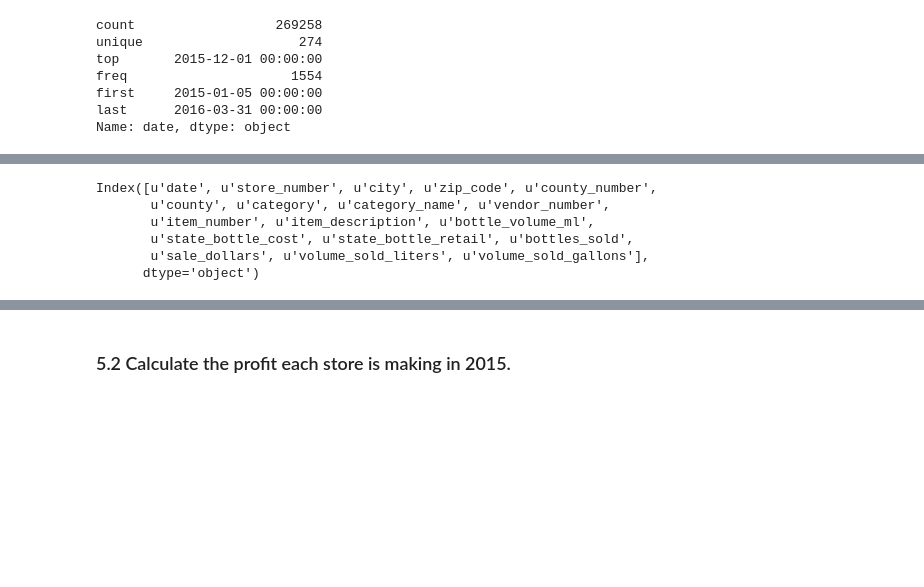
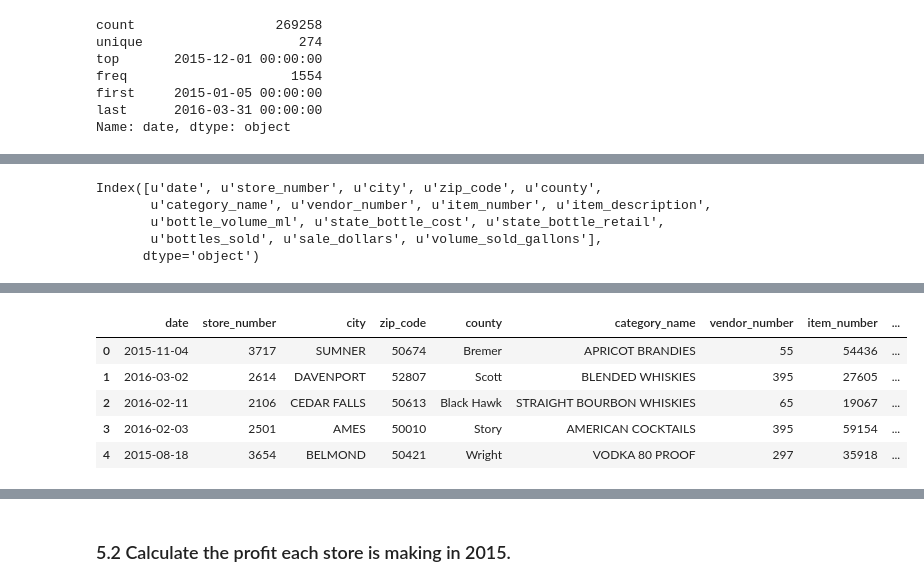
Before and after one commit to vnessified/DSI-SF-2-vnessified, a Jupyter notebook: projects/project-03/starter-code/project-3-starter.ipynb, the cells around one changed output, grey strips where cells are left out. Cells and saved outputs as stored; diff of their text form; code cells hidden in the pictures; blank space fills up the shorter version.

```diff
--- a/projects/project-03/starter-code/project-3-starter.ipynb
+++ b/projects/project-03/starter-code/project-3-starter.ipynb
@@ -588,11 +294,13 @@ Name: volume_sold_gallons, dtype: int64
+# %%
+#drop columns
+iowa.drop(iowa[['county_number', 'category', 'volume_sold_liters']], axis=1, inplace=True)
 # %%
 iowa.columns
 # %% [output]
-Index([u'date', u'store_number', u'city', u'zip_code', u'county_number',
-       u'county', u'category', u'category_name', u'vendor_number',
-       u'item_number', u'item_description', u'bottle_volume_ml',
-       u'state_bottle_cost', u'state_bottle_retail', u'bottles_sold',
-       u'sale_dollars', u'volume_sold_liters', u'volume_sold_gallons'],
+Index([u'date', u'store_number', u'city', u'zip_code', u'county',
+       u'category_name', u'vendor_number', u'item_number', u'item_description',
+       u'bottle_volume_ml', u'state_bottle_cost', u'state_bottle_retail',
+       u'bottles_sold', u'sale_dollars', u'volume_sold_gallons'],
       dtype='object')
 # %% [markdown]
 <img src="http://imgur.com/l5NasQj.png" style="float: left; margin: 25px 15px 0px 0px; height: 25px">
@@ -612,3 +325,17 @@ It is up to you how you want to deal with this problem.
+# %%
+iowa['month'] = iowa['date'].map(lambda val: val.month)
+iowa['week'] = iowa['date'].map(lambda val: val.week)
+iowa['day'] = iowa['date'].map(lambda val: val.day)
+iowa['year'] = iowa['date'].map(lambda val: val.year)
+# %%
+iowa.head()
+# %% [output]
+|  | date | store_number | city | zip_code | county | category_name | vendor_number | item_number | ... |
+| 0 | 2015-11-04 | 3717 | SUMNER | 50674 | Bremer | APRICOT BRANDIES | 55 | 54436 | ... |
+| 1 | 2016-03-02 | 2614 | DAVENPORT | 52807 | Scott | BLENDED WHISKIES | 395 | 27605 | ... |
+| 2 | 2016-02-11 | 2106 | CEDAR FALLS | 50613 | Black Hawk | STRAIGHT BOURBON WHISKIES | 65 | 19067 | ... |
+| 3 | 2016-02-03 | 2501 | AMES | 50010 | Story | AMERICAN COCKTAILS | 395 | 59154 | ... |
+| 4 | 2015-08-18 | 3654 | BELMOND | 50421 | Wright | VODKA 80 PROOF | 297 | 35918 | ... |
 # %% [markdown]
 <img src="http://imgur.com/l5NasQj.png" style="float: left; margin: 25px 15px 0px 0px; height: 25px">
 
```
Also changed, not shown: parts of 39 cells of this notebook.
